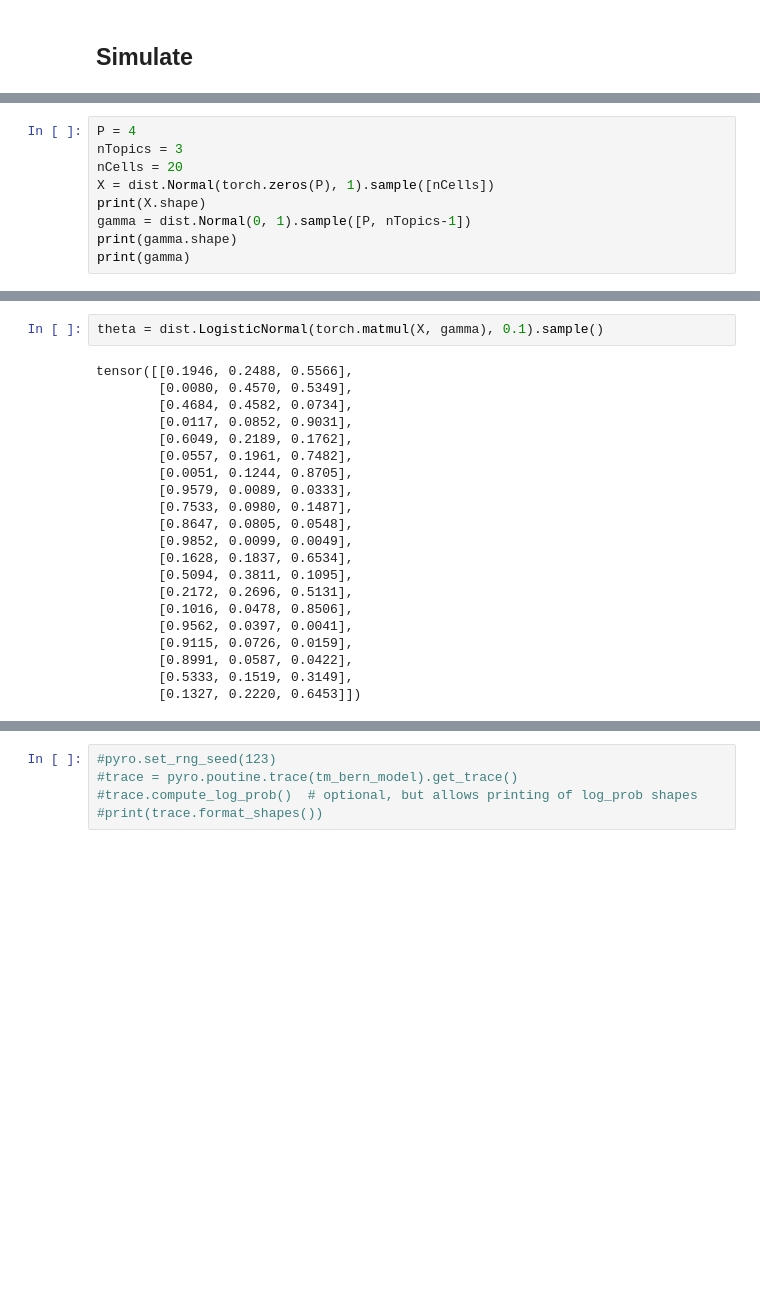
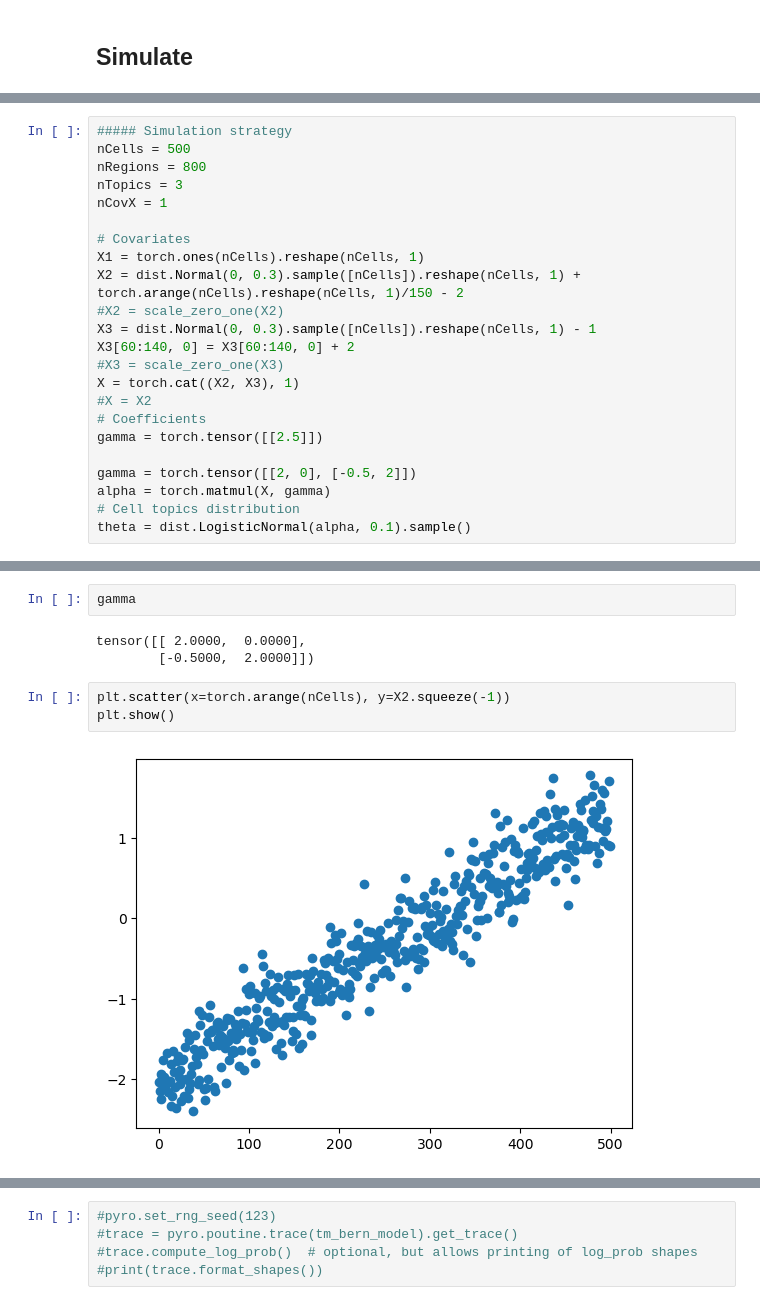
Before and after one commit to andreaskapou/stm, a Jupyter notebook: code/r_stm_bern.ipynb, the cells around one changed output, grey strips where cells are left out. Saved outputs shown, nothing was run; the diff lists cells and outputs as text; blank space fills up the shorter version.

```diff
--- a/code/r_stm_bern.ipynb
+++ b/code/r_stm_bern.ipynb
@@ -43,9 +30,23 @@ tensor([[9.9598e-03, 5.8691e-01, 1.2333e-02, 2.8013e-02, 8.8237e-02, 2.7454e-01]
 # %%
-P = 4
+##### Simulation strategy
+nCells = 500
+nRegions = 800
 nTopics = 3
-nCells = 20
-X = dist.Normal(torch.zeros(P), 1).sample([nCells])
-print(X.shape)
-gamma = dist.Normal(0, 1).sample([P, nTopics-1])
-print(gamma.shape)
-print(gamma)
+nCovX = 1
+
+# Covariates
+X1 = torch.ones(nCells).reshape(nCells, 1)
+X2 = dist.Normal(0, 0.3).sample([nCells]).reshape(nCells, 1) + torch.arange(nCells).reshape(nCells, 1)/150 - 2
+#X2 = scale_zero_one(X2)
+X3 = dist.Normal(0, 0.3).sample([nCells]).reshape(nCells, 1) - 1
+X3[60:140, 0] = X3[60:140, 0] + 2
+#X3 = scale_zero_one(X3)
+X = torch.cat((X2, X3), 1)
+#X = X2
+# Coefficients
+gamma = torch.tensor([[2.5]])
+
+gamma = torch.tensor([[2, 0], [-0.5, 2]])
+alpha = torch.matmul(X, gamma)
+# Cell topics distribution
+theta = dist.LogisticNormal(alpha, 0.1).sample()
@@ -82,23 +53,10 @@ tensor([[-0.5972, -0.8554],
-# %%
-theta = dist.LogisticNormal(torch.matmul(X, gamma), 0.1).sample()
-# %% [output]
-tensor([[0.1946, 0.2488, 0.5566],
-        [0.0080, 0.4570, 0.5349],
-        [0.4684, 0.4582, 0.0734],
-        [0.0117, 0.0852, 0.9031],
-        [0.6049, 0.2189, 0.1762],
-        [0.0557, 0.1961, 0.7482],
-        [0.0051, 0.1244, 0.8705],
-        [0.9579, 0.0089, 0.0333],
-        [0.7533, 0.0980, 0.1487],
-        [0.8647, 0.0805, 0.0548],
-        [0.9852, 0.0099, 0.0049],
-        [0.1628, 0.1837, 0.6534],
-        [0.5094, 0.3811, 0.1095],
-        [0.2172, 0.2696, 0.5131],
-        [0.1016, 0.0478, 0.8506],
-        [0.9562, 0.0397, 0.0041],
-        [0.9115, 0.0726, 0.0159],
-        [0.8991, 0.0587, 0.0422],
-        [0.5333, 0.1519, 0.3149],
-        [0.1327, 0.2220, 0.6453]])
+# %%
+gamma
+# %% [output]
+tensor([[ 2.0000,  0.0000],
+        [-0.5000,  2.0000]])
+# %%
+plt.scatter(x=torch.arange(nCells), y=X2.squeeze(-1))
+plt.show()
+# %% [output]
+[figure, added]
```
Also changed, not shown: parts of 24 cells of this notebook, 8 other files.
